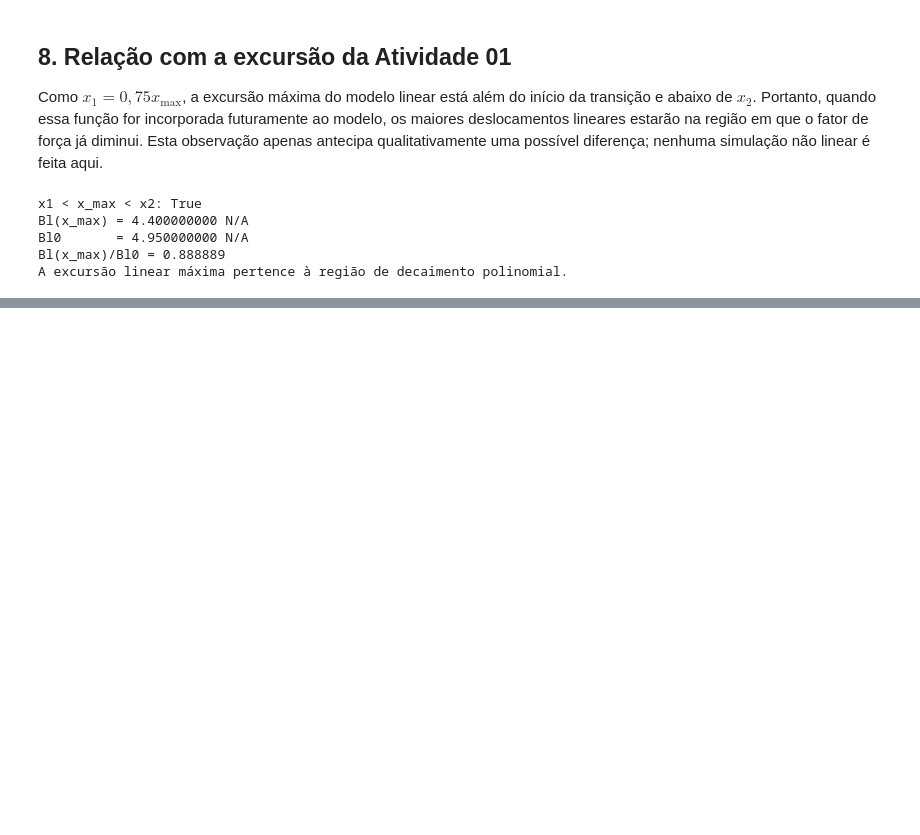
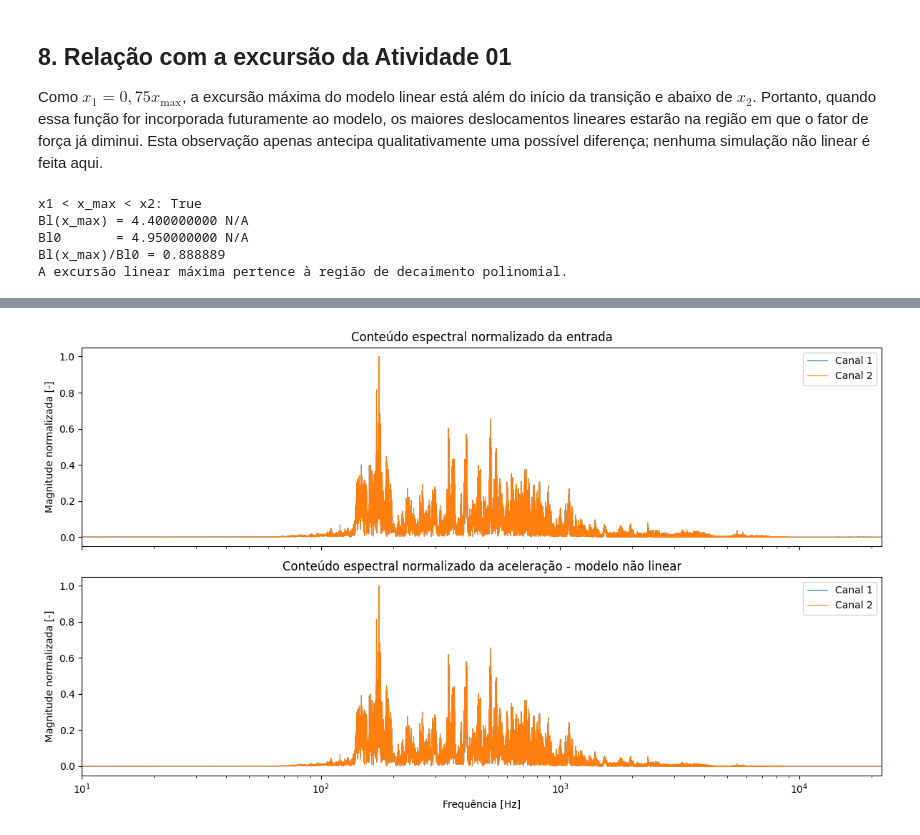
Before and after one commit to gregory-vs/multifisica_experimental, a Jupyter notebook: Trabalho-Computacional-02/notebooks/TC02.ipynb, the cells around one changed output, grey strips where cells are left out. Saved outputs shown, nothing was run; the diff lists cells and outputs as text; code cells hidden in the pictures; blank space fills up the shorter version.

```diff
--- a/Trabalho-Computacional-02/notebooks/TC02.ipynb
+++ b/Trabalho-Computacional-02/notebooks/TC02.ipynb
@@ -679,0 +795,72 @@ A excursão linear máxima pertence à região de decaimento polinomial.
+# %%
+# ============================================================
+# Análise espectral do modelo não linear
+# ============================================================
+
+N = len(time)
+
+# Frequências positivas
+freq = np.fft.rfftfreq(N, d=1/fs)
+
+# FFT da entrada
+Vin_fft = np.fft.rfft(voltage, axis=0)
+Vin_mag = np.abs(Vin_fft)
+
+# FFT da aceleração do modelo não linear
+Acc_nl_fft = np.fft.rfft(acceleration_nl, axis=0)
+Acc_nl_mag = np.abs(Acc_nl_fft)
+
+# Normalização independente de cada canal
+Vin_norm = Vin_mag / np.max(Vin_mag, axis=0)
+Acc_nl_norm = Acc_nl_mag / np.max(Acc_nl_mag, axis=0)
+
+# ------------------------------------------------------------
+# Gráficos
+# ------------------------------------------------------------
+
+fig, axes = plt.subplots(
+    2, 1,
+    figsize=(12, 7),
+    sharex=True
+)
+
+for channel, label in enumerate(channel_labels):
+    axes[0].plot(
+        freq,
+        Vin_norm[:, channel],
+        linewidth=0.8,
+        label=label
+    )
+
+axes[0].set_title(
+    "Conteúdo espectral normalizado da entrada"
+)
+axes[0].set_ylabel("Magnitude normalizada [-]")
+axes[0].set_xscale("log")
+axes[0].grid()
+axes[0].legend()
+
+for channel, label in enumerate(channel_labels):
+    axes[1].plot(
+        freq,
+        Acc_nl_norm[:, channel],
+        linewidth=0.8,
+        label=label
+    )
+
+axes[1].set_title(
+    "Conteúdo espectral normalizado da aceleração - modelo não linear"
+)
+axes[1].set_xlabel("Frequência [Hz]")
+axes[1].set_ylabel("Magnitude normalizada [-]")
+axes[1].set_xscale("log")
+axes[1].grid()
+axes[1].legend()
+
+# Evita a frequência zero na escala logarítmica
+axes[1].set_xlim(10, fs / 2)
+
+plt.tight_layout()
+plt.show()
+# %% [output]
+[figure, added]
```
Also changed, not shown: parts of 17 cells of this notebook, 2 other files.
